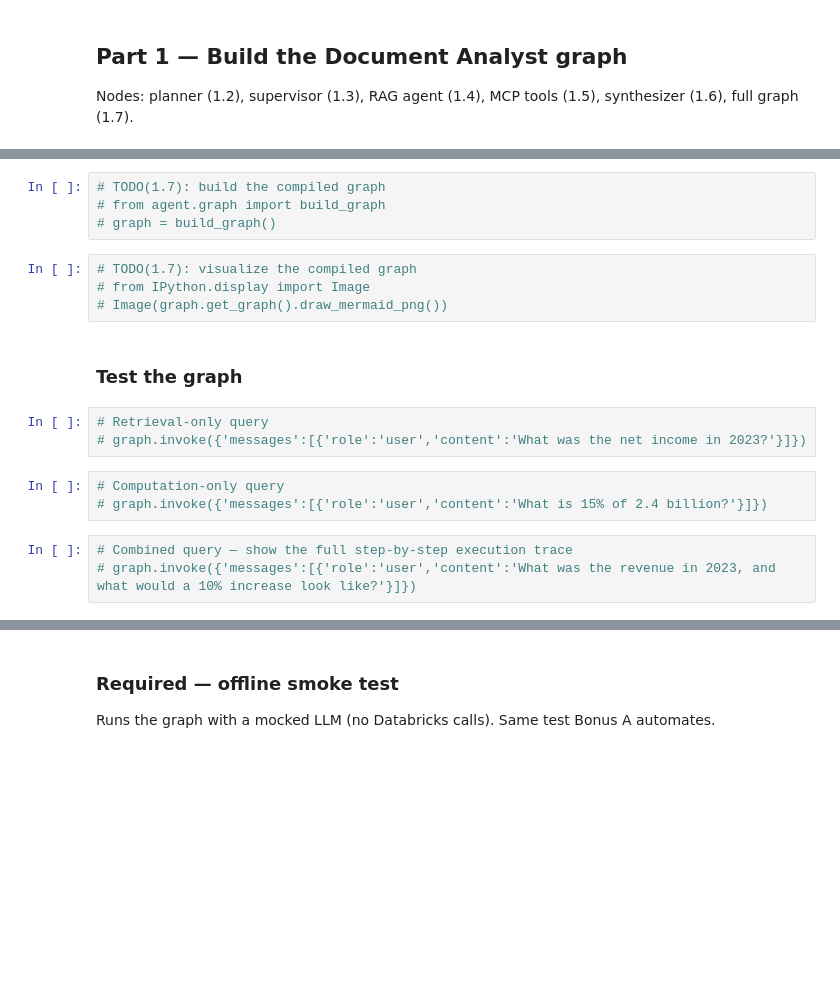
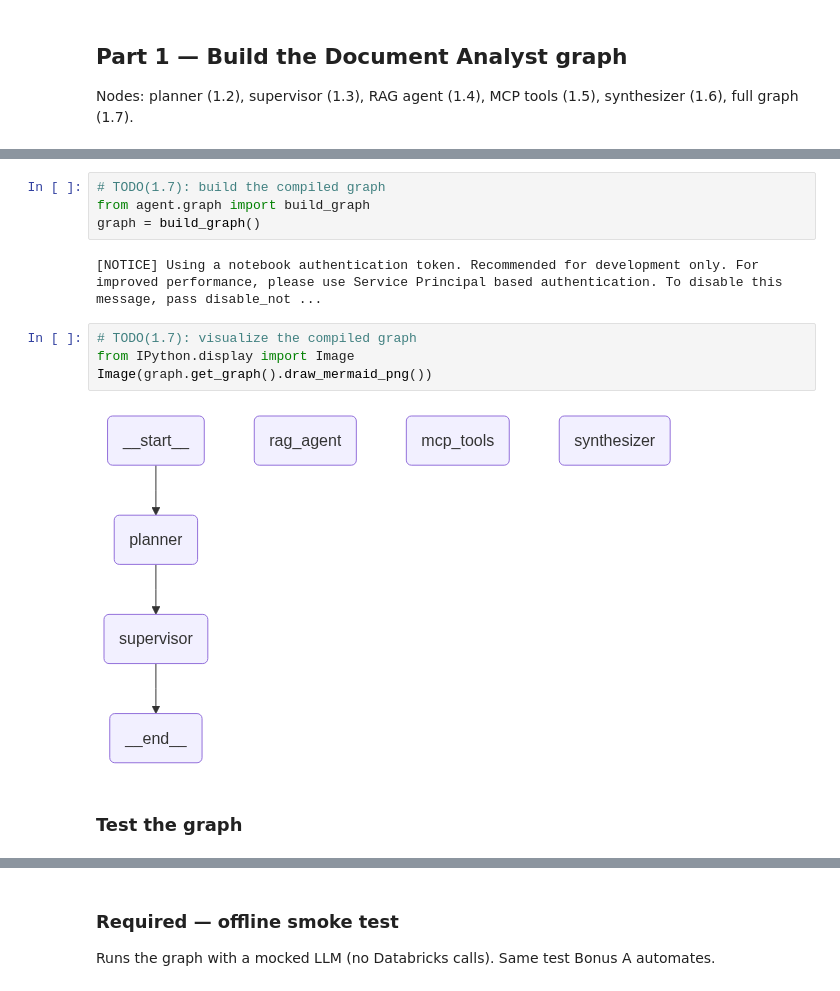
Before and after one commit to MoodyTheCoder/cs4603-pa4, a Jupyter notebook: pa4.ipynb, the cells around one changed output, grey strips where cells are left out. Saved outputs shown, nothing was run; the diff lists cells and outputs as text; blank space fills up the shorter version.

Commit message:
Complete Part 1: agent nodes, graph, tests, and combined query fix

```diff
--- a/pa4.ipynb
+++ b/pa4.ipynb
@@ -182,19 +427,14 @@ Nodes: planner (1.2), supervisor (1.3), RAG agent (1.4), MCP tools (1.5), synthe
 # %%
 # TODO(1.7): build the compiled graph
-# from agent.graph import build_graph
-# graph = build_graph()
+from agent.graph import build_graph
+graph = build_graph()
+# %% [output]
+[NOTICE] Using a notebook authentication token. Recommended for development only. For improved performance, please use Service Principal based authentication. To disable this message, pass disable_not ...
 # %%
 # TODO(1.7): visualize the compiled graph
-# from IPython.display import Image
-# Image(graph.get_graph().draw_mermaid_png())
+from IPython.display import Image
+Image(graph.get_graph().draw_mermaid_png())
+# %% [output]
+[figure, added]
 # %% [markdown]
 ### Test the graph
-# %%
-# Retrieval-only query
-# graph.invoke({'messages':[{'role':'user','content':'What was the net income in 2023?'}]})
-# %%
-# Computation-only query
-# graph.invoke({'messages':[{'role':'user','content':'What is 15% of 2.4 billion?'}]})
-# %%
-# Combined query — show the full step-by-step execution trace
-# graph.invoke({'messages':[{'role':'user','content':'What was the revenue in 2023, and what would a 10% increase look like?'}]})
```
Also changed, not shown: parts of 16 cells of this notebook, 11 other files.
